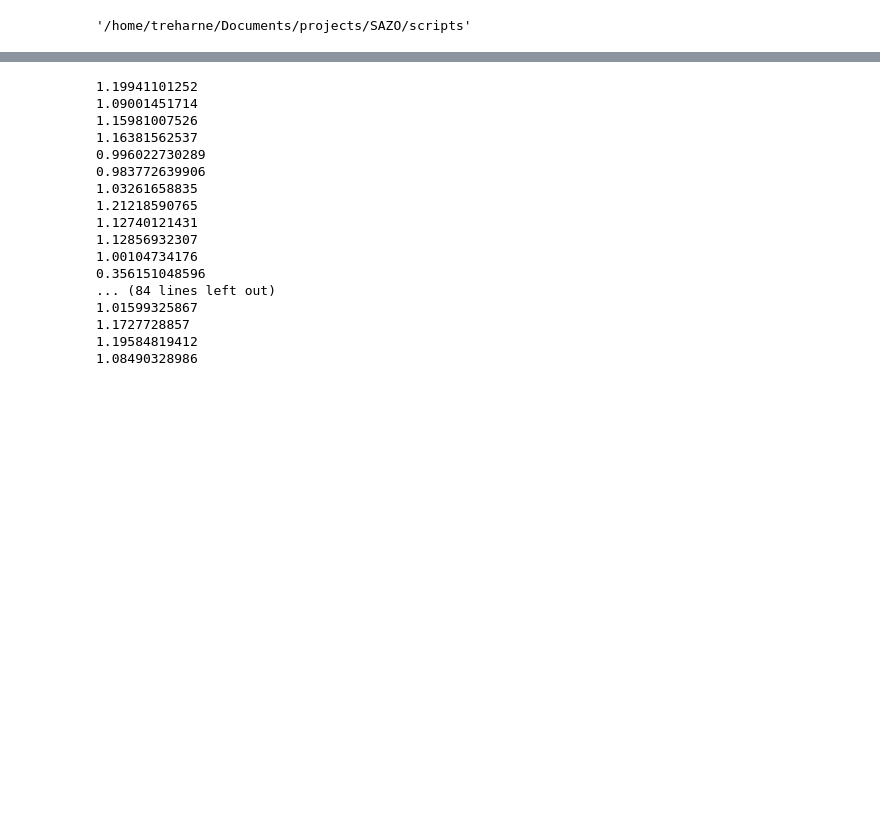
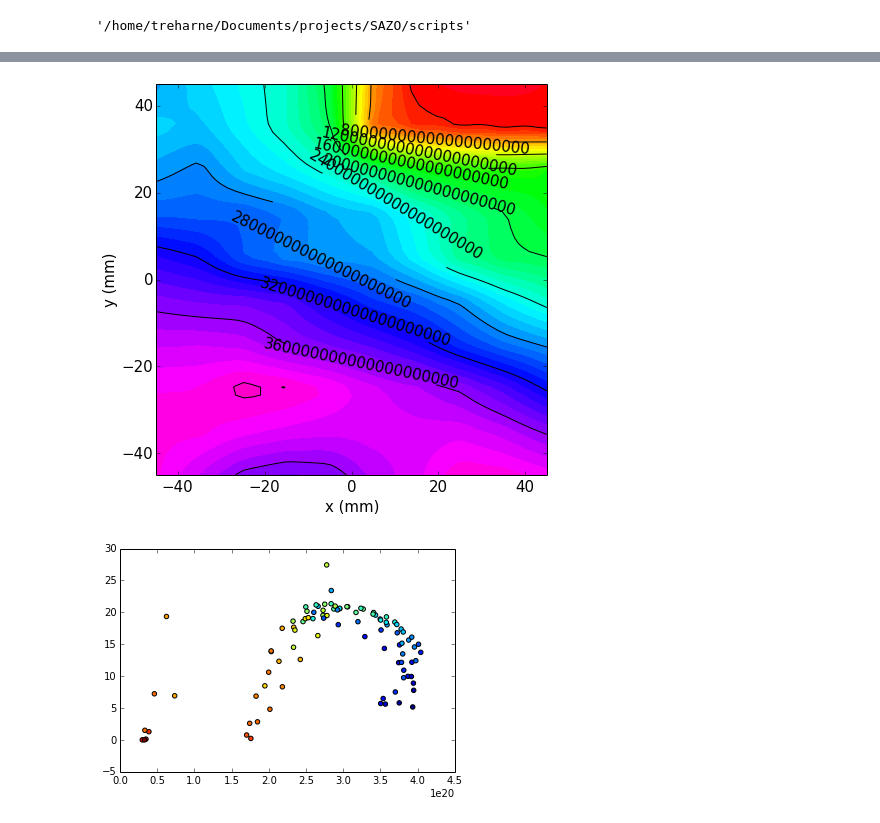
Before and after one commit to rtreharne/SAZO, a Jupyter notebook: notebooks/combi_build.ipynb, the cells around one changed output, grey strips where cells are left out. Drawn from its saved outputs; the diff is of its cells as text; code cells hidden in the pictures; blank space fills up the shorter version.

```diff
--- a/notebooks/combi_build.ipynb
+++ b/notebooks/combi_build.ipynb
@@ -24,7 +25,0 @@ T_data
-# %%
-f = open(path, 'rb')
-reader = csv.reader(f)
-data = []
-for line in reader:
-    #nice and pythonic here
-    data.append([float(x) for x in line[0].split(' ')])
@@ -60,17 +51,23 @@ def read_R_data(path):
     x, y = relabel_T_coords()
     coords = np.transpose([x,y])
     for i, line in zip(coords, reader):
+        print line[0], line[1], line[2]
 
 
         item = []
         for x in line:
             try:
                 item.append(float(x))
+
+
             except:
                 item.append(None)
 
-        data_dict['%s %s' % (i[0], item[1])] = {'x': i[0],
-                                                   'y': item[1],
+        if item[2]:
+            item[2] = item[2]*4.532
+
+        data_dict['%s %s' % (line[0], line[1])] = {'x': line[0],
+                                                   'y': line[1],
                                                    'Rs': item[2]}
     return data_dict
 # %%
@@ -103,8 +118,15 @@ def getxyz(data, param):
         z.append(data.get(key, None).get(param, None))
     return x, y, z
 # %%
-def plot(data, param, res=50, scale='linear'):
+def contour_plot(data, param, res=50, scale='linear'):
     x, y, z = getxyz(data, param)
+
+    if scale == 'log':
+        for i in range (0, len(z)):
+            try:
+                z[i] = np.log10(z[i])
+            except:
+                z[i] = None
 
     xi = np.linspace(min(x), max(x), res)
     yi = np.linspace(min(y), max(y), res)
@@ -157,0 +238,4 @@ def get_mob(data_dict):
+# %%
+contour_plot(merged, 'ne')
+# %% [output]
+[figure, added]
@@ -158,20 +269,4 @@ def get_mob(data_dict):
 # %%
-get_mob(merged)
+plot_scatter(merged)
 # %% [output]
-1.19941101252
-1.09001451714
-1.15981007526
-1.16381562537
-0.996022730289
-0.983772639906
-1.03261658835
-1.21218590765
-1.12740121431
-1.12856932307
-1.00104734176
-0.356151048596
-... (84 lines left out)
-1.01599325867
-1.1727728857
-1.19584819412
-1.08490328986
+[figure, added]
```
Also changed, not shown: parts of 15 cells of this notebook.
